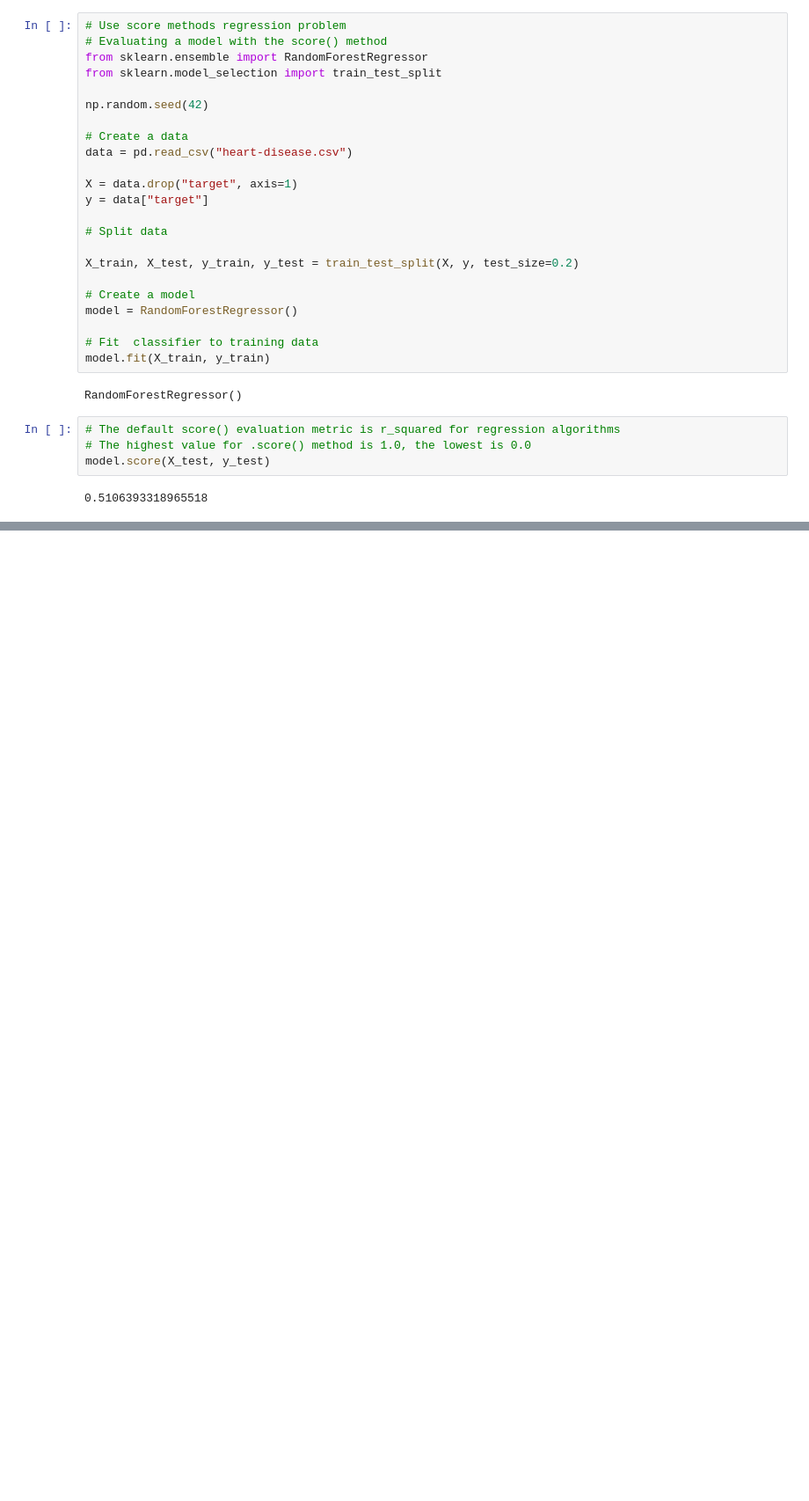
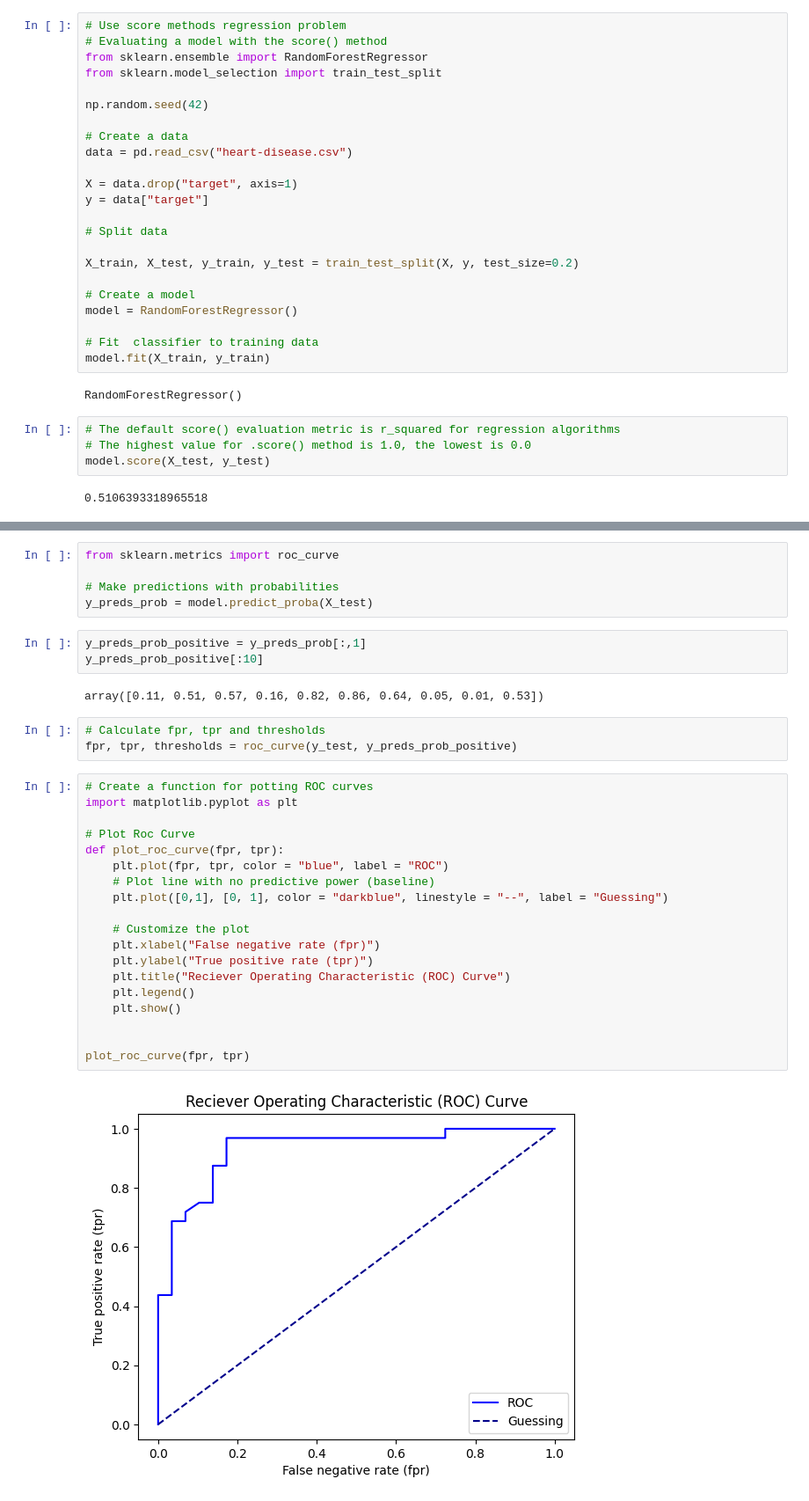
Before and after one commit to necatiiemre/MachineLearningDataScience, a Jupyter notebook: Scikit-learn/introduction-to-scikit-learn.ipynb, the cells around one changed output, grey strips where cells are left out. Shown at 88% size. Cells and saved outputs as stored; diff of their text form; blank space fills up the shorter version.

```diff
--- a/Scikit-learn/introduction-to-scikit-learn.ipynb
+++ b/Scikit-learn/introduction-to-scikit-learn.ipynb
@@ -930,0 +1018,34 @@ model.score(X_test, y_test)
+# %%
+from sklearn.metrics import roc_curve
+
+# Make predictions with probabilities
+y_preds_prob = model.predict_proba(X_test)
+# %%
+y_preds_prob_positive = y_preds_prob[:,1]
+y_preds_prob_positive[:10]
+# %% [output]
+array([0.11, 0.51, 0.57, 0.16, 0.82, 0.86, 0.64, 0.05, 0.01, 0.53])
+# %%
+# Calculate fpr, tpr and thresholds
+fpr, tpr, thresholds = roc_curve(y_test, y_preds_prob_positive)
+# %%
+# Create a function for potting ROC curves
+import matplotlib.pyplot as plt
+
+# Plot Roc Curve
+def plot_roc_curve(fpr, tpr):
+    plt.plot(fpr, tpr, color = "blue", label = "ROC")
+    # Plot line with no predictive power (baseline)
+    plt.plot([0,1], [0, 1], color = "darkblue", linestyle = "--", label = "Guessing")
+
+    # Customize the plot
+    plt.xlabel("False negative rate (fpr)")
+    plt.ylabel("True positive rate (tpr)")
+    plt.title("Reciever Operating Characteristic (ROC) Curve")
+    plt.legend()
+    plt.show()
+
+
+plot_roc_curve(fpr, tpr)
+# %% [output]
+[figure, added]
```
Also changed, not shown: parts of 19 cells of this notebook.
